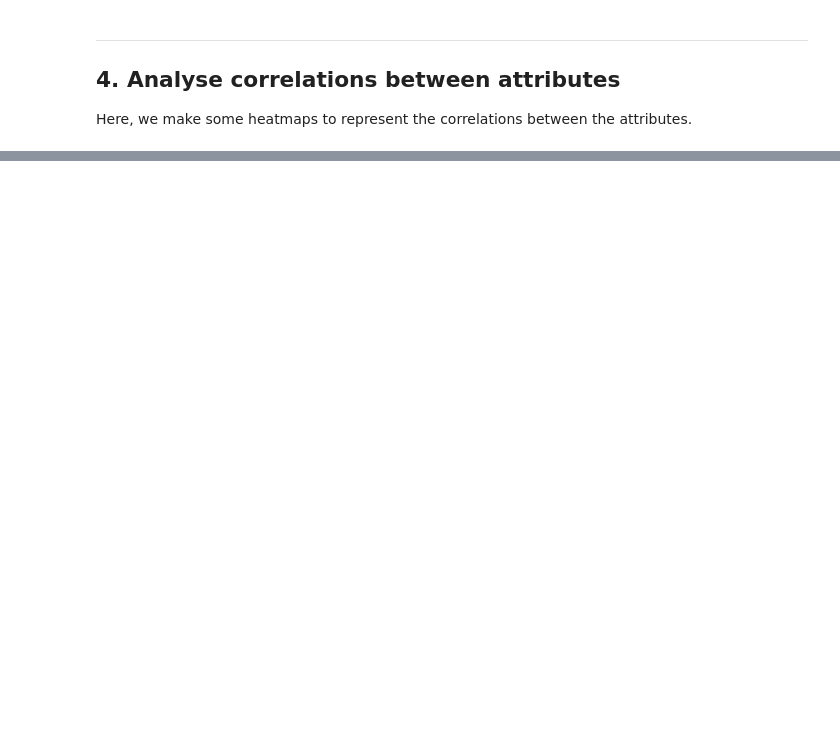
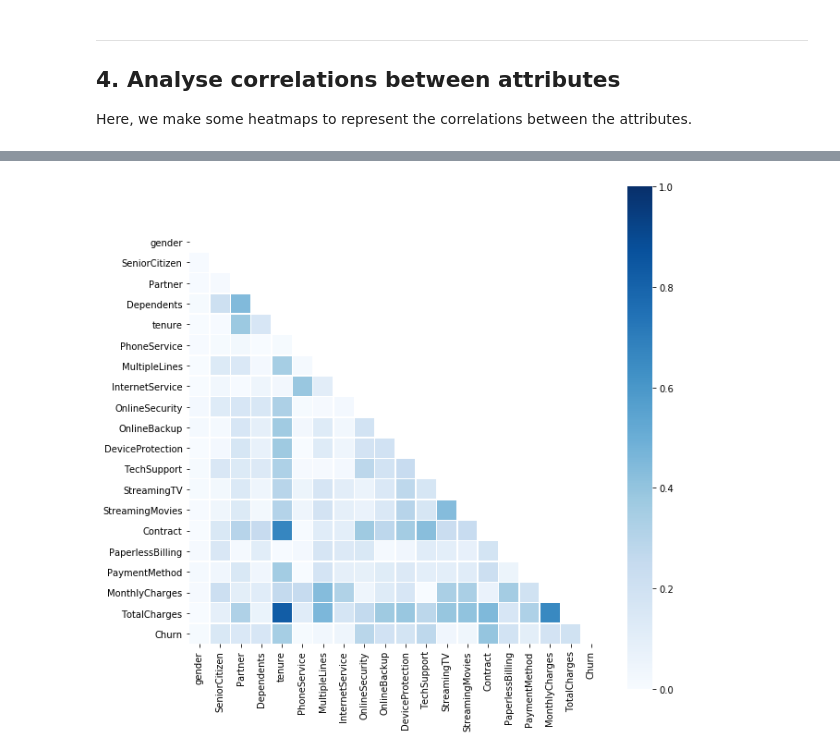
Before and after one commit to mikel-hernandezj/kaggle, a Jupyter notebook: Telecom users dataset/EDA_DataVisualization.ipynb, the cells around one changed output, grey strips where cells are left out. Cells and saved outputs as stored; diff of their text form; code cells hidden in the pictures; blank space fills up the shorter version.

```diff
--- a/Telecom users dataset/EDA_DataVisualization.ipynb
+++ b/Telecom users dataset/EDA_DataVisualization.ipynb
@@ -119,7 +119,7 @@ for f in num_features :
 # %%
 # plot categorical distributions
 cat_features = ['gender', 'SeniorCitizen', 'Partner', 'Dependents', 'PhoneService', 'MultipleLines', 'InternetService', 'OnlineSecurity', 'OnlineBackup', 'DeviceProtection',
-                'TechSupport','StreamingTV', 'StreamingMovies', 'Contract', 'PaperlessBilling','PaymentMethod']
+                'TechSupport','StreamingTV', 'StreamingMovies', 'Contract', 'PaperlessBilling','PaymentMethod','Churn']
 for f in cat_features :
     df[f].value_counts().plot(kind='bar')
     plt.title(f)
@@ -144,3 +144,8 @@ for f in cat_features :
 ## 4. Analyse correlations between attributes
 
 Here, we make some heatmaps to represent the correlations between the attributes.
+# %%
+df_copy = df.copy()
+for f in cat_features :
+    df_copy[f] = df_copy[f].astype('category').cat.codes
+df_copy.dtypes
@@ -146,0 +170,9 @@ Here, we make some heatmaps to represent the correlations between the attributes
+# %%
+cors = abs(df_copy.corr(method='pearson'))
+mask = np.zeros_like(cors, dtype=np.bool)
+mask[np.triu_indices_from(mask)] = True
+fig = plt.figure(figsize=(10,10))
+sns.heatmap(cors, mask=mask, cmap= "Blues", vmax=1, vmin=0, square=True, linewidths=.5)
+plt.show()
+# %% [output]
+[figure, added]
```
Also changed, not shown: parts of 2 cells of this notebook, 1 other file.
